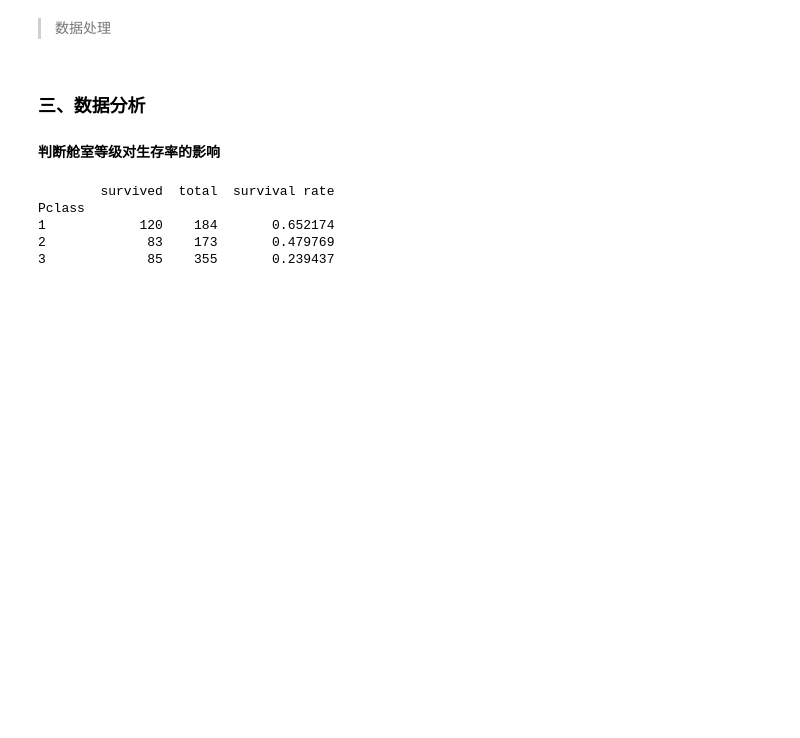
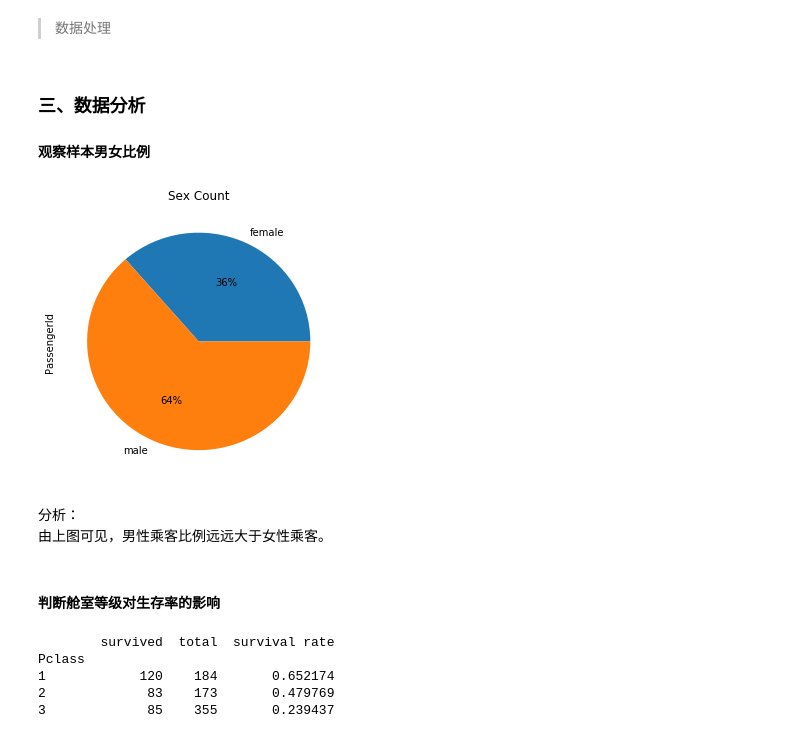
Before and after one commit to nosgong/DataAnalysis, a Jupyter notebook: Analyze.ipynb, the cells around one changed output. Saved outputs shown, nothing was run; the diff lists cells and outputs as text; code cells hidden in the pictures; blank space fills up the shorter version.

```diff
--- a/Analyze.ipynb
+++ b/Analyze.ipynb
@@ -58,7 +58,7 @@ memory usage: 72.3+ KB
 >数据处理
 # %%
 #绘制图形
-def plot_charting(data, kd, title, x, y, stack=0):
+def plot_charting(data, kd, title, x=None, y=None, stack=0):
     '''
     data:图标数据
     kd:图形类型
@@ -71,12 +71,14 @@ def plot_charting(data, kd, title, x, y, stack=0):
         data.unstack().plot(kind=kd)
     else:
         if kd=='pie':
-            data.plot(kind=kd, subplots=True)
+            data.plot(kind=kd, subplots=True, autopct='%.0f%%', figsize=(5,5))
         else:
             data.plot(kind=kd)
     plt.title(title)
-    plt.xlabel(x)
-    plt.ylabel(y)
+    if x is not None:
+        plt.xlabel(x)
+    if y is not None:
+        plt.ylabel(y)
     plt.show()
 # %%
 #获取统计结果
@@ -124,7 +126,17 @@ def get_result_with_double_factor(factors, kd):
     plot_charting(survival_rate, kd, ' & '.join(factors) + ' Survival rate', '&'.join(factors), 'Survival rate', 1)
 # %% [markdown]
 ### 三、数据分析
-#### 判断舱室等级对生存率的影响
+#### 观察样本男女比例
+# %%
+sex_count_df = titanic_df.groupby('Sex')['PassengerId'].count()
+plot_charting(sex_count_df, 'pie', 'Sex Count')
+# %% [output]
+[figure, added]
+# %% [markdown]
+分析：
+    由上图可见，男性乘客比例远远大于女性乘客。
+# %% [markdown]
+#### 判断舱室等级对生存率的影响
 # %%
 get_result_with_one_factor('Pclass', 'bar')
 # %% [output]
```
Also changed, not shown: 2 other files.
